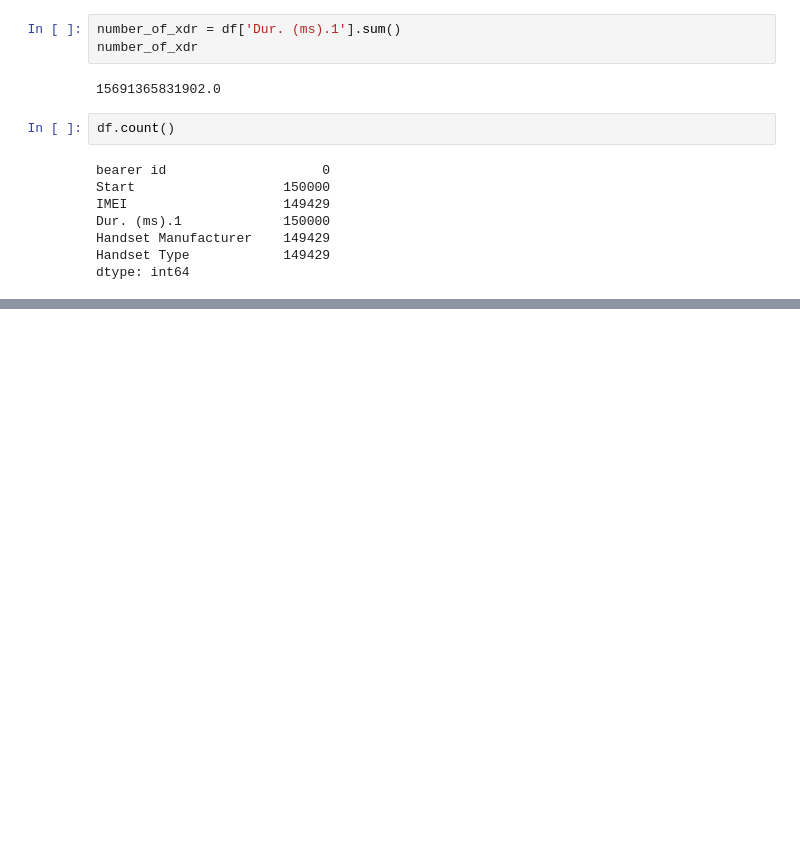
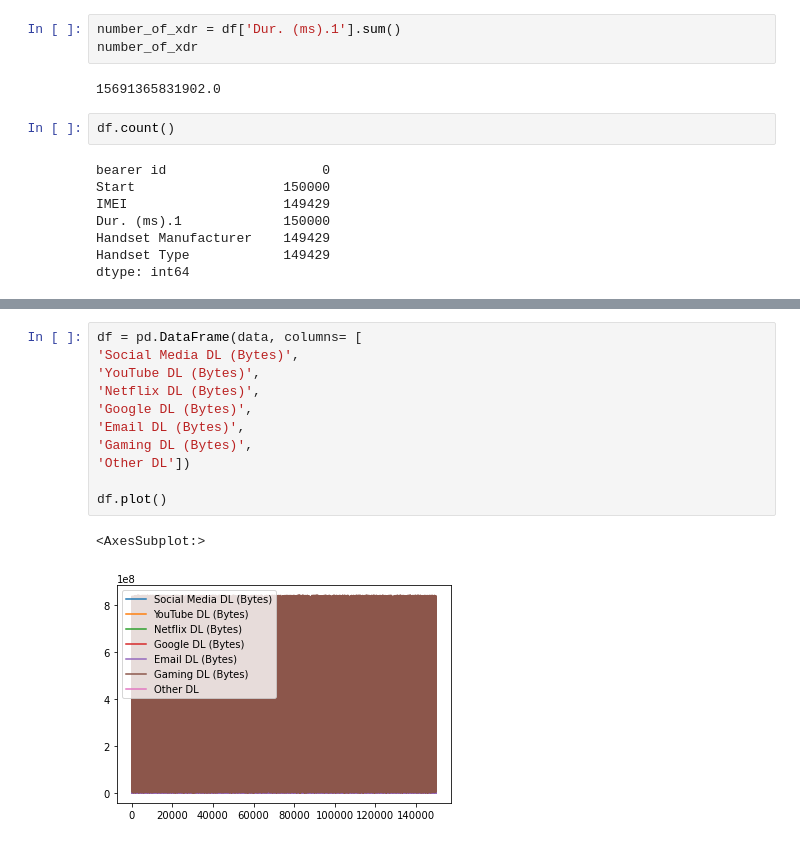
Before and after one commit to abu-bakarr/10-Academy-Week1, a Jupyter notebook: Week1.ipynb, the cells around one changed output, grey strips where cells are left out. Drawn from its saved outputs; the diff is of its cells as text; blank space fills up the shorter version.

```diff
--- a/Week1.ipynb
+++ b/Week1.ipynb
@@ -400,0 +397,14 @@ dtype: int64
+# %%
+df = pd.DataFrame(data, columns= [
+'Social Media DL (Bytes)',
+'YouTube DL (Bytes)',
+'Netflix DL (Bytes)',
+'Google DL (Bytes)',
+'Email DL (Bytes)',
+'Gaming DL (Bytes)',
+'Other DL'])
+
+df.plot()
+# %% [output]
+<AxesSubplot:>
+[figure, added]
```
Also changed, not shown: parts of 3 cells of this notebook, 3 other files.
